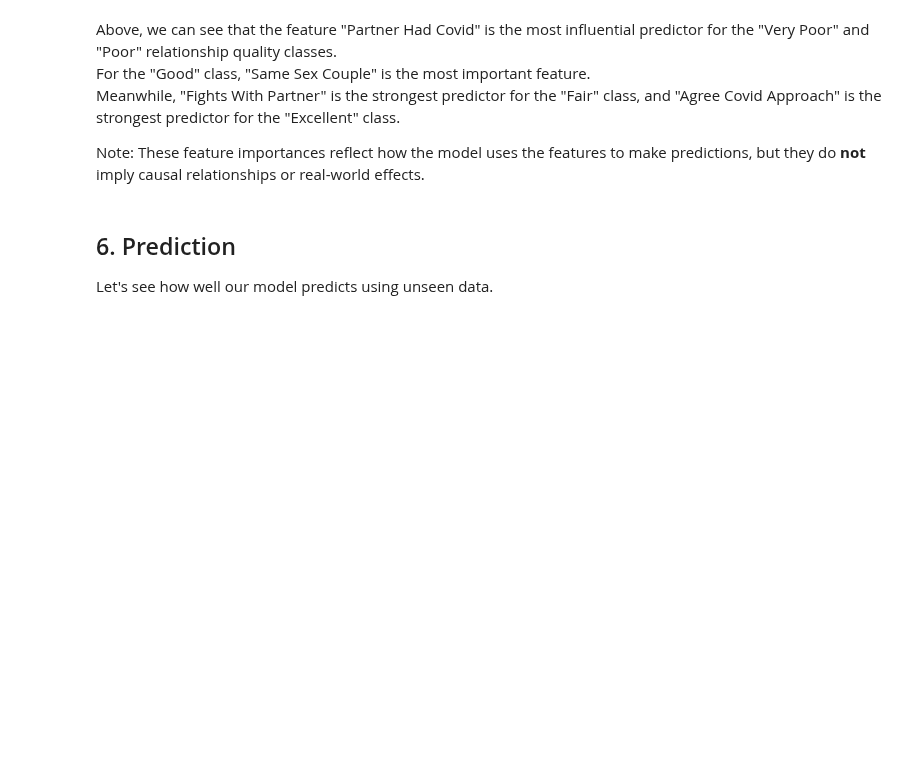
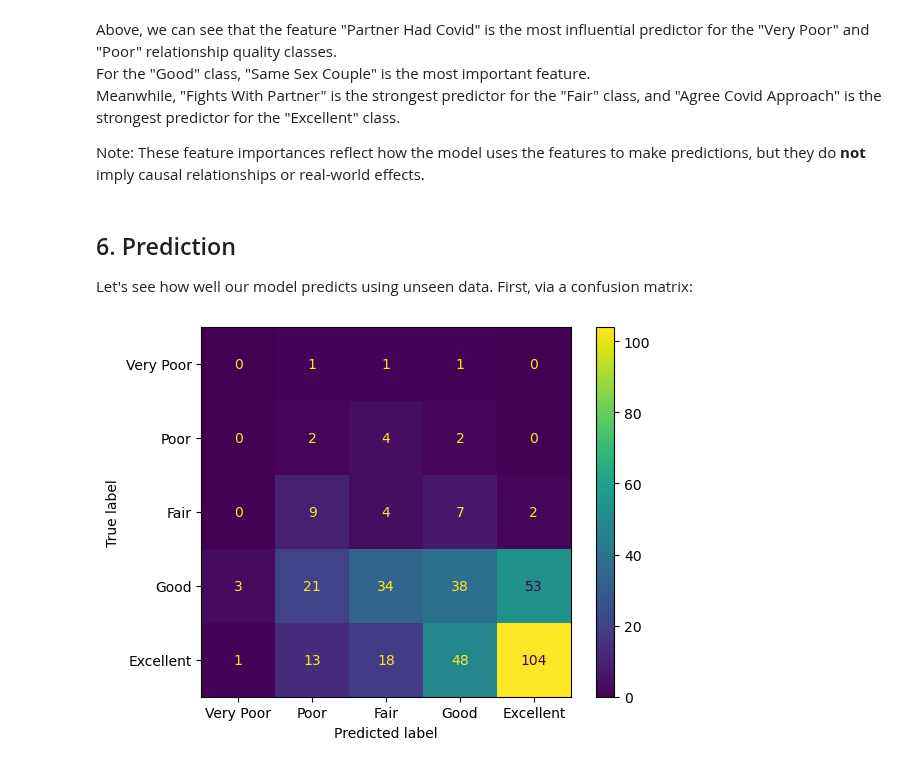
Before and after one commit to diverse-data-hub/diverse-data-hub.github.io, a Jupyter notebook: website_files/notebooks/py-hcmst.ipynb, the cells around one changed output. Drawn from its saved outputs; the diff is of its cells as text; code cells hidden in the pictures; blank space fills up the shorter version.

Commit message:
finish prediction part

```diff
--- a/website_files/notebooks/py-hcmst.ipynb
+++ b/website_files/notebooks/py-hcmst.ipynb
@@ -272,7 +271,7 @@ Then, split our data into train and test sets, with the random state specified t
 X = hcmst.drop(columns=['relationship_quality'])
 y = hcmst['relationship_quality']
 
-X_train, X_test, y_train, y_test = train_test_split(X, y, test_size=0.3, random_state=123, stratify=y)
+X_train, X_test, y_train, y_test = train_test_split(X, y, test_size=0.3, random_state=123)
 # %% [markdown]
 Since all of the predictors are ordinal, we'll use `OrdinalEncoder` to encode them. Since there are no missing values, imputation is not needed. This preprocessing is necessary since most `scikit-learn` algorithms require numerical inputs.
 
@@ -304,4 +303,6 @@ Since `scikit-learn` doesn't support ordinal regression at the time of writing,
 # %%
-logistic_regression_model = LogisticRegression(random_state=123, max_iter=250, n_jobs=-1)
+logistic_regression_model = LogisticRegression(
+    class_weight="balanced", random_state=123, max_iter=250, n_jobs=-1
+)
 logistic_regression_model.fit(X_train_transformed, y_train)
 # %% [output]
@@ -354,4 +351,14 @@ Note: These feature importances reflect how the model uses the features to make
 # %% [markdown]
 ## 6. Prediction
 
-Let's see how well our model predicts using unseen data.
+Let's see how well our model predicts using unseen data. First, via a confusion matrix:
+# %%
+cm = ConfusionMatrixDisplay.from_estimator(
+    logistic_regression_model,
+    X_test_transformed,
+    y_test,
+    labels=["very_poor", "poor", "fair", "good", "excellent"],
+    display_labels=["Very Poor", "Poor", "Fair", "Good", "Excellent"],
+)
+# %% [output]
+[figure, added]
```
Also changed, not shown: parts of 19 cells of this notebook.
